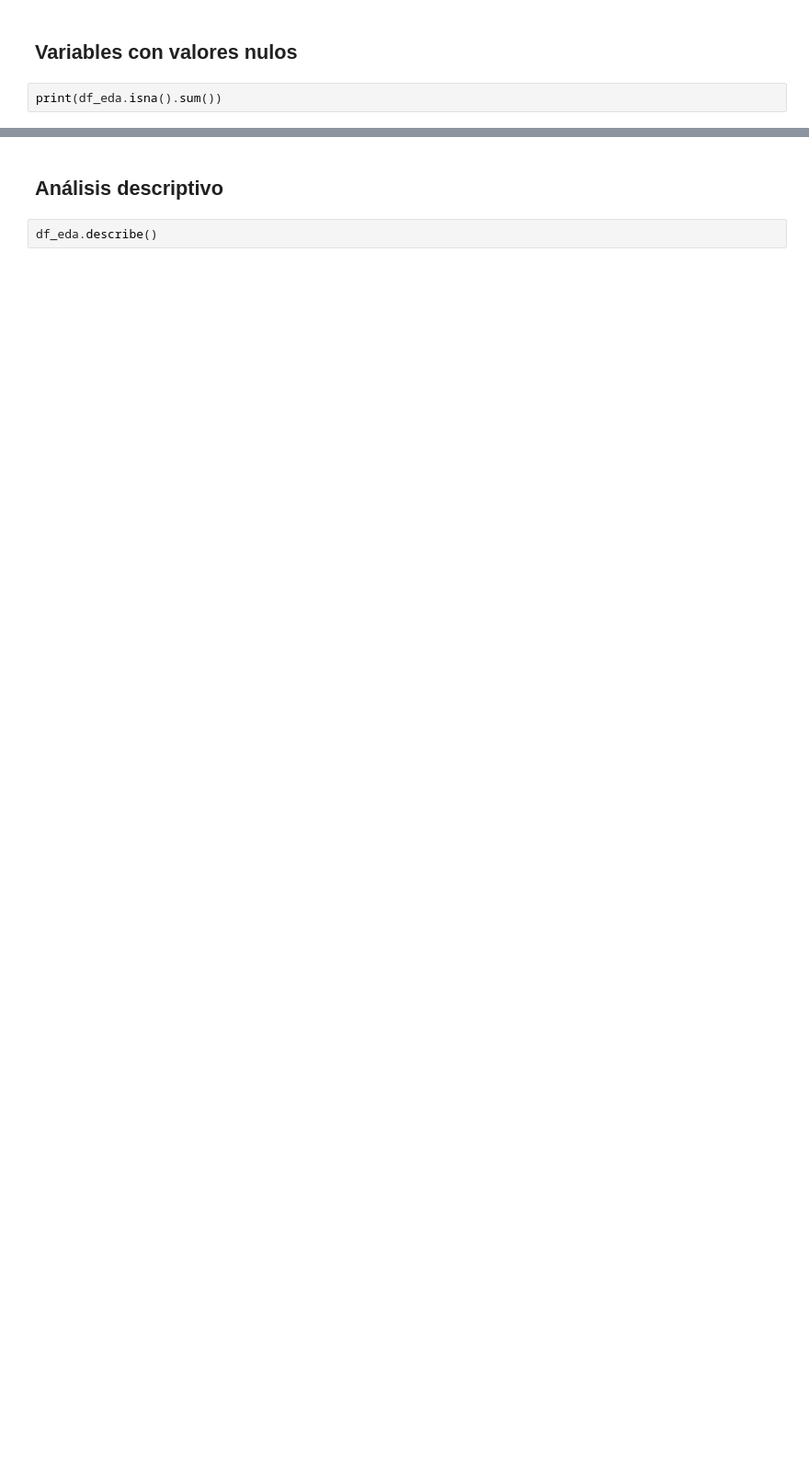
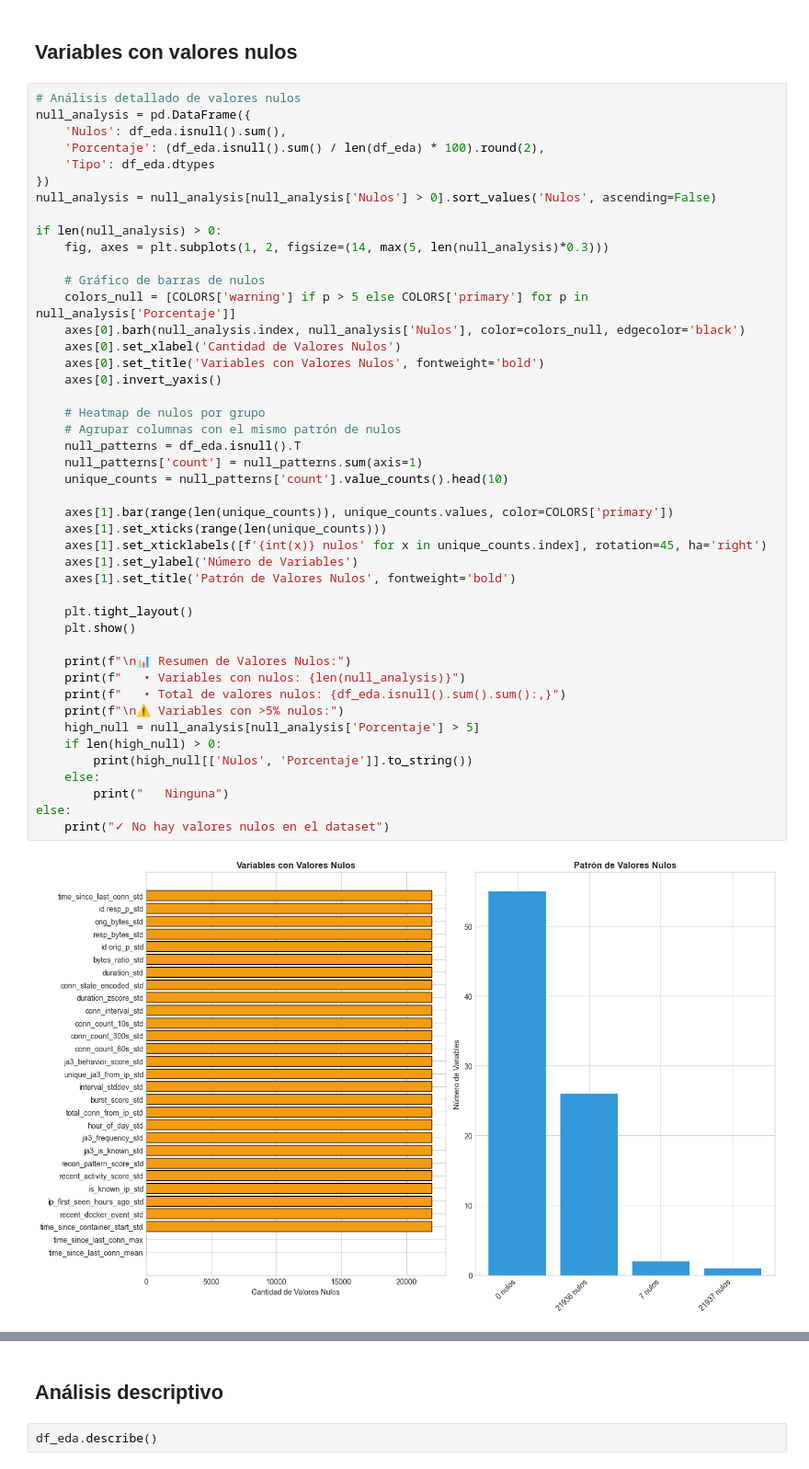
Before and after one commit to Grupo-MACC/ML_for_consul_poisoning, a Jupyter notebook: notebooks/01_eda_gabi.ipynb, the cells around one changed output, grey strips where cells are left out. Shown at 92% size. Saved outputs shown, nothing was run; the diff lists cells and outputs as text; blank space fills up the shorter version.

```diff
--- a/notebooks/01_eda_gabi.ipynb
+++ b/notebooks/01_eda_gabi.ipynb
@@ -115,5 +306,49 @@ Asimismo, la variable id.orig_h, correspondiente a la dirección IP de origen, a
 # %% [markdown]
 ## Variables con valores nulos
 # %%
-print(df_eda.isna().sum())
+# Análisis detallado de valores nulos
+null_analysis = pd.DataFrame({
+    'Nulos': df_eda.isnull().sum(),
+    'Porcentaje': (df_eda.isnull().sum() / len(df_eda) * 100).round(2),
+    'Tipo': df_eda.dtypes
+})
+null_analysis = null_analysis[null_analysis['Nulos'] > 0].sort_values('Nulos', ascending=False)
+
+if len(null_analysis) > 0:
+    fig, axes = plt.subplots(1, 2, figsize=(14, max(5, len(null_analysis)*0.3)))
+
+    # Gráfico de barras de nulos
+    colors_null = [COLORS['warning'] if p > 5 else COLORS['primary'] for p in null_analysis['Porcentaje']]
+    axes[0].barh(null_analysis.index, null_analysis['Nulos'], color=colors_null, edgecolor='black')
+    axes[0].set_xlabel('Cantidad de Valores Nulos')
+    axes[0].set_title('Variables con Valores Nulos', fontweight='bold')
+    axes[0].invert_yaxis()
+
+    # Heatmap de nulos por grupo
+    # Agrupar columnas con el mismo patrón de nulos
+    null_patterns = df_eda.isnull().T
+    null_patterns['count'] = null_patterns.sum(axis=1)
+    unique_counts = null_patterns['count'].value_counts().head(10)
+
+    axes[1].bar(range(len(unique_counts)), unique_counts.values, color=COLORS['primary'])
+    axes[1].set_xticks(range(len(unique_counts)))
+    axes[1].set_xticklabels([f'{int(x)} nulos' for x in unique_counts.index], rotation=45, ha='right')
+    axes[1].set_ylabel('Número de Variables')
+    axes[1].set_title('Patrón de Valores Nulos', fontweight='bold')
+
+    plt.tight_layout()
+    plt.show()
+
+    print(f"\n📊 Resumen de Valores Nulos:")
+    print(f"   • Variables con nulos: {len(null_analysis)}")
+    print(f"   • Total de valores nulos: {df_eda.isnull().sum().sum():,}")
+    print(f"\n⚠️ Variables con >5% nulos:")
+    high_null = null_analysis[null_analysis['Porcentaje'] > 5]
+    if len(high_null) > 0:
+        print(high_null[['Nulos', 'Porcentaje']].to_string())
+    else:
+        print("   Ninguna")
+else:
+    print("✓ No hay valores nulos en el dataset")
 # %% [output]
+[figure, added]
```
Also changed, not shown: parts of 53 cells of this notebook, 1 other file.
